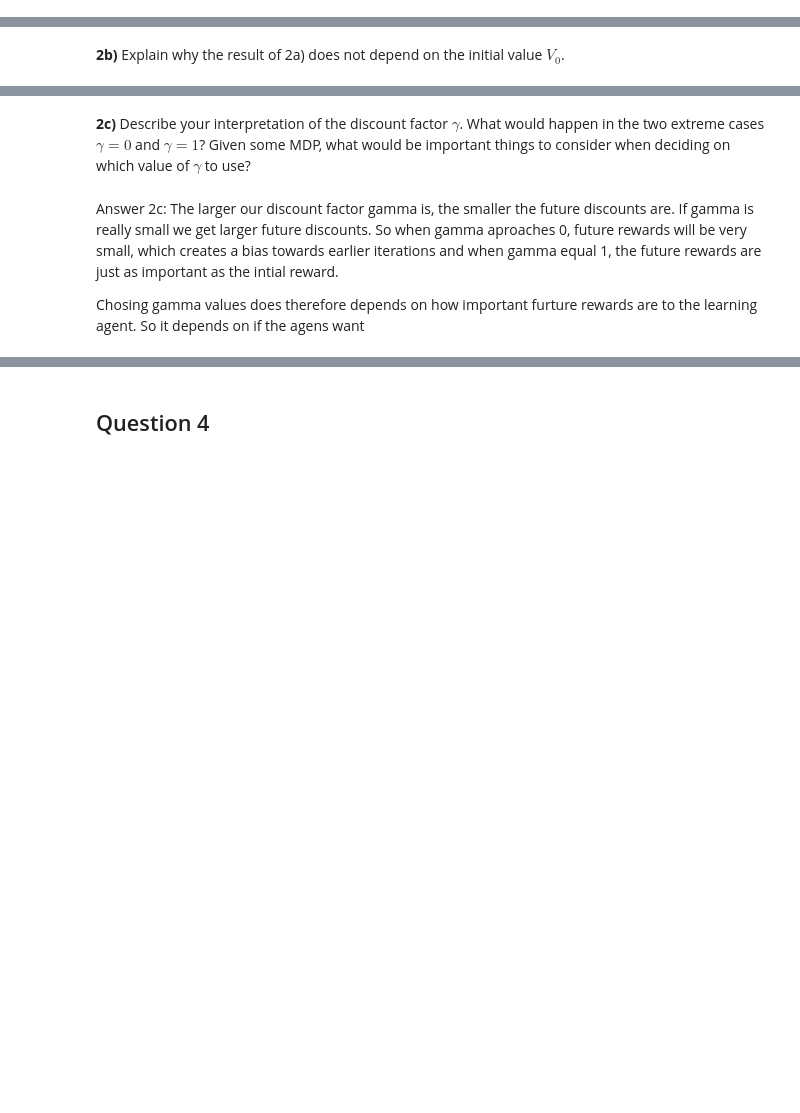
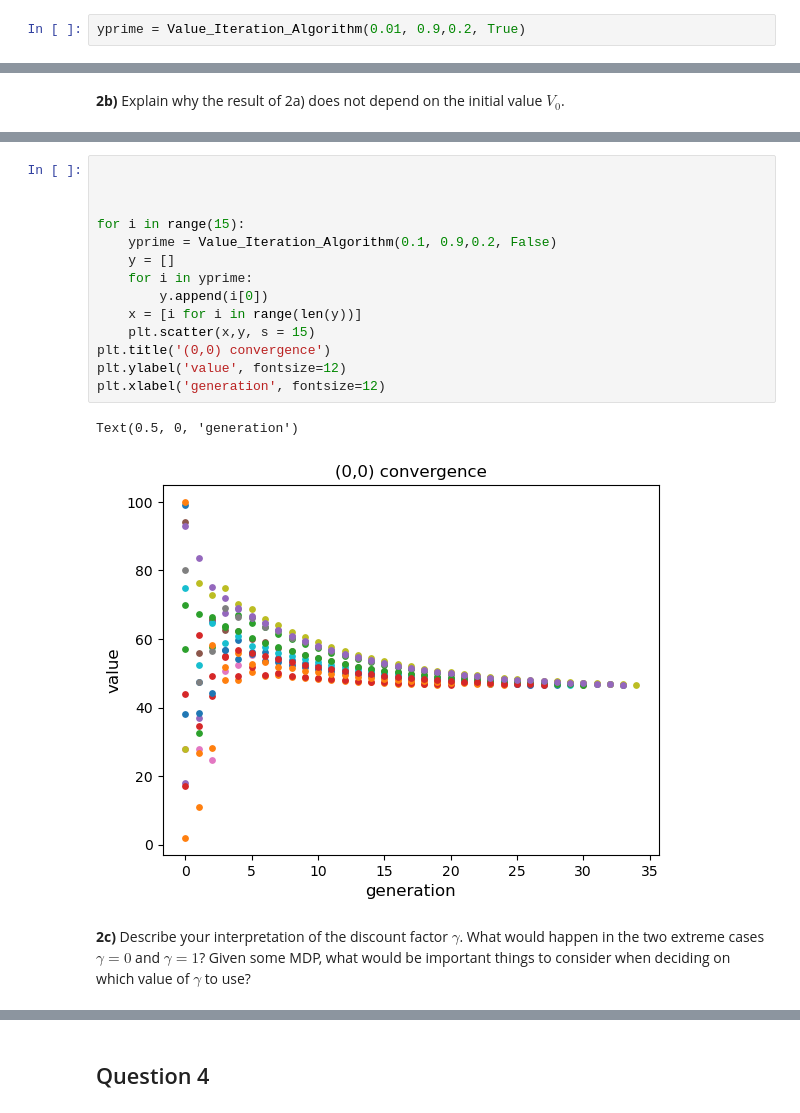
Before and after one commit to EldritchEli/DataScienceAndAI, a Jupyter notebook: Assignment5/Assignment5.ipynb, the cells around one changed output, grey strips where cells are left out. Drawn from its saved outputs; the diff is of its cells as text; blank space fills up the shorter version.

```diff
--- a/Assignment5/Assignment5.ipynb
+++ b/Assignment5/Assignment5.ipynb
@@ -305,0 +284,2 @@ final generation
+# %%
+yprime = Value_Iteration_Algorithm(0.01, 0.9,0.2, True)
@@ -311,7 +318,19 @@ Because of gamma. During the first iteration when generation=0, we have gamma^0,
+# %%
+
+
+
+for i in range(15):
+    yprime = Value_Iteration_Algorithm(0.1, 0.9,0.2, False)
+    y = []
+    for i in yprime:
+        y.append(i[0])
+    x = [i for i in range(len(y))]
+    plt.scatter(x,y, s = 15)
+plt.title('(0,0) convergence')
+plt.ylabel('value', fontsize=12)
+plt.xlabel('generation', fontsize=12)
+# %% [output]
+Text(0.5, 0, 'generation')
+[figure, added]
 # %% [markdown]
 **2c)** Describe your interpretation of the discount factor $\gamma$. What would happen in the two extreme cases $\gamma = 0$ and $\gamma = 1$? Given some MDP, what would be important things to consider when deciding on which value of $\gamma$ to use?
-# %% [markdown]
-Answer 2c:
-The larger our discount factor gamma is, the smaller the future discounts are. If gamma is really small we get larger future discounts. So when gamma aproaches 0, future rewards will be very small, which creates a bias towards earlier iterations and when gamma equal 1, the future rewards are just as important as the intial reward.
-
-Chosing gamma values does therefore depends on how important furture rewards are to the learning agent. So it depends on if the agens want
```
Also changed, not shown: parts of 6 cells of this notebook.
